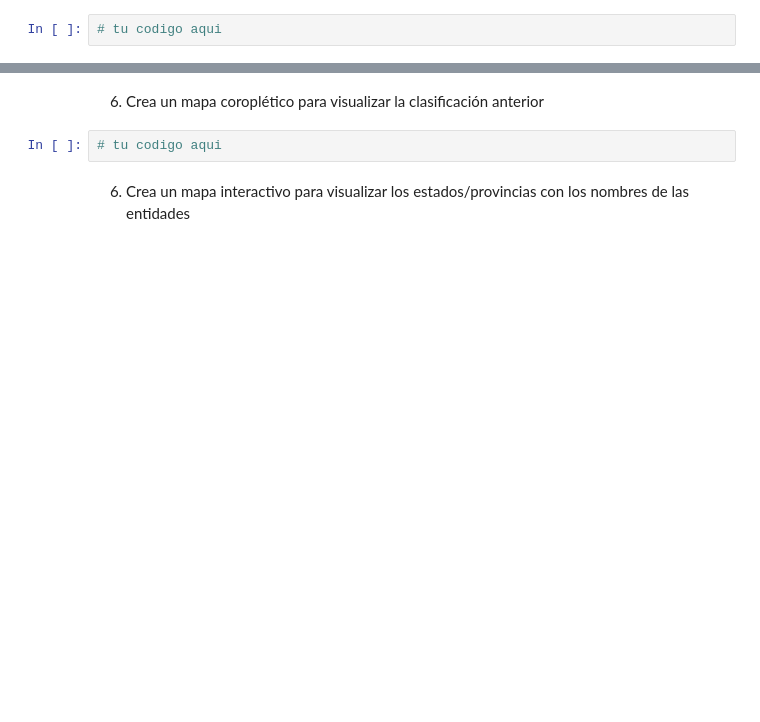
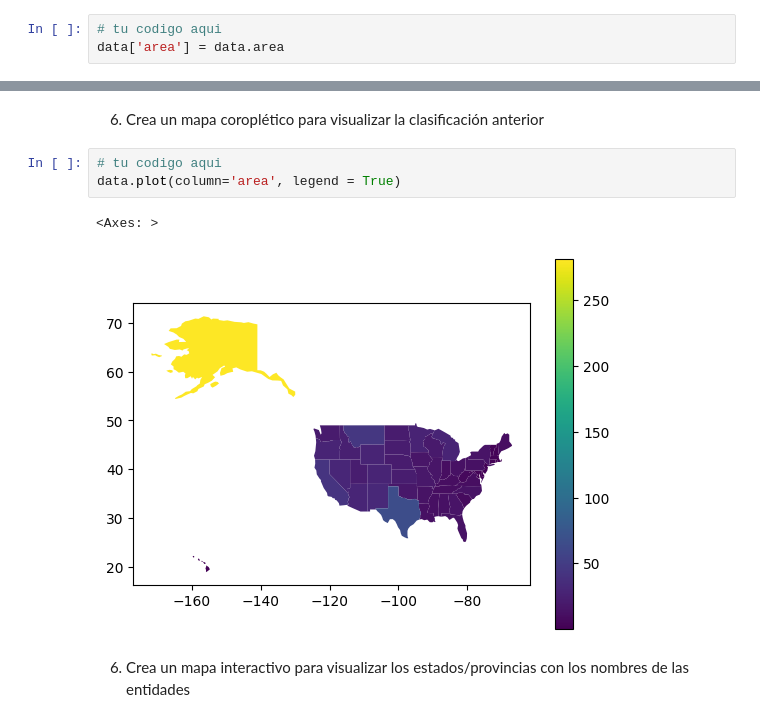
Before and after one commit to elisagzafra/Shapefiles, a Jupyter notebook: tareas/tarea_shp.ipynb, the cells around one changed output, grey strips where cells are left out. Cells and saved outputs as stored; diff of their text form; blank space fills up the shorter version.

```diff
--- a/tareas/tarea_shp.ipynb
+++ b/tareas/tarea_shp.ipynb
@@ -28,3 +133,4 @@ https://d2ad6b4ur7yvpq.cloudfront.net/naturalearth-3.3.0/ne_110m_admin_1_states_
 5.  ¿Cuáles son los nombres de los tres países con mayor superficie?
 # %%
 # tu codigo aqui
+data['area'] = data.area
@@ -32,6 +149,10 @@ https://d2ad6b4ur7yvpq.cloudfront.net/naturalearth-3.3.0/ne_110m_admin_1_states_
 6. Crea un mapa coroplético para visualizar la clasificación anterior
 # %%
 # tu codigo aqui
+data.plot(column='area', legend = True)
+# %% [output]
+<Axes: >
+[figure, added]
 # %% [markdown]
 6. Crea un mapa interactivo para visualizar los estados/provincias con los nombres de las entidades
 # %%
```
Also changed, not shown: parts of 11 cells of this notebook.
